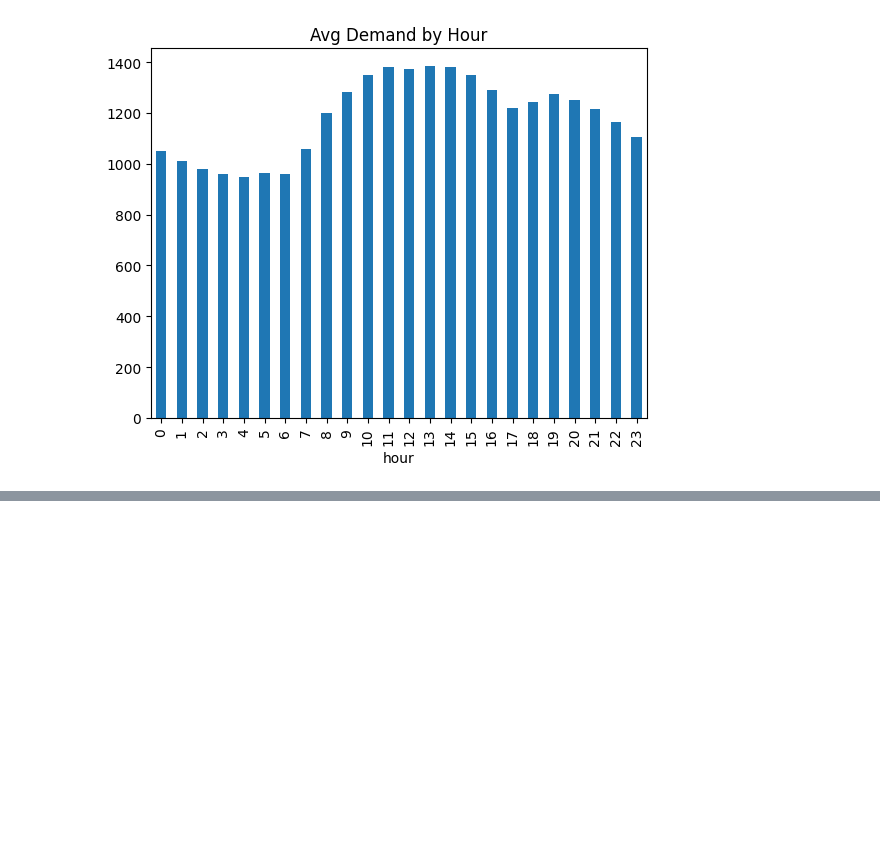
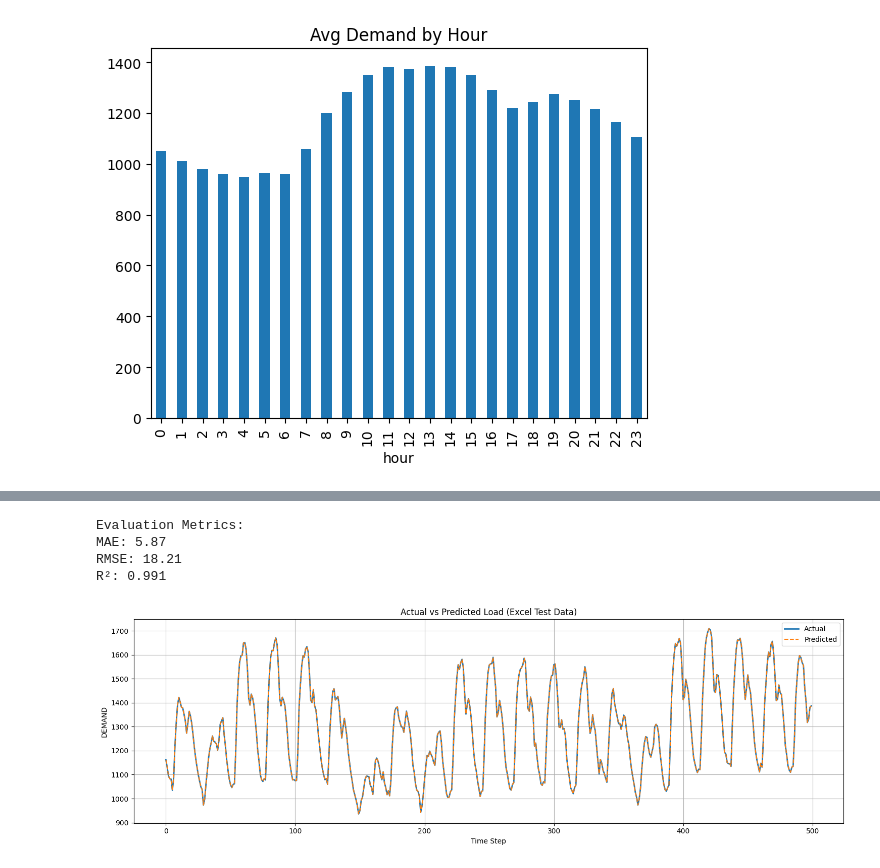
Before and after one commit to utkarshsrivastava94/data_science, a Jupyter notebook: load_forecasting_project/data_cleaner.ipynb, the cells around one changed output, grey strips where cells are left out. Cells and saved outputs as stored; diff of their text form; code cells hidden in the pictures; blank space fills up the shorter version.

```diff
--- a/load_forecasting_project/data_cleaner.ipynb
+++ b/load_forecasting_project/data_cleaner.ipynb
@@ -135,0 +216,8 @@ continuous_df.groupby('hour')['nat_demand'].mean().plot(kind='bar', title="Avg D
+# %%
+# Parse datetime column
+train_df['datetime'] = pd.to_datetime(train_df['datetime'])
+test_df['datetime'] = pd.to_datetime(test_df['datetime'])
+
+# Set index
+train_df.set_index('datetime', inplace=True)
+test_df.set_index('datetime', inplace=True)
@@ -135,0 +248,36 @@ continuous_df.groupby('hour')['nat_demand'].mean().plot(kind='bar', title="Avg D
+# %%
+from src.models.baseline_model import BaselineModel
+
+# Ensure train/test DataFrames are aligned and clean
+X_train = train_df.drop(columns=["DEMAND"])
+y_train = train_df["DEMAND"]
+
+X_test = test_df.drop(columns=["DEMAND"])
+y_test = test_df["DEMAND"]
+
+# Train and evaluate
+model = BaselineModel(df=train_df, target="DEMAND")
+model.train(X_train, y_train)
+y_test_actual, y_predicted = model.evaluate(X_test, y_test)
+# %% [output]
+Evaluation Metrics:
+MAE: 5.87
+RMSE: 18.21
+R²: 0.991
+# %%
+import matplotlib.pyplot as plt
+
+n = 500  # adjust for zoom level
+
+plt.figure(figsize=(15, 5))
+plt.plot(y_test_actual.values[:n], label="Actual", linewidth=2)
+plt.plot(y_predicted[:n], label="Predicted", linestyle='--')
+plt.title("Actual vs Predicted Load (Excel Test Data)")
+plt.xlabel("Time Step")
+plt.ylabel("DEMAND")
+plt.legend()
+plt.grid(True)
+plt.tight_layout()
+plt.show()
+# %% [output]
+[figure, added]
```
Also changed, not shown: parts of 13 cells of this notebook, 2 other files.
